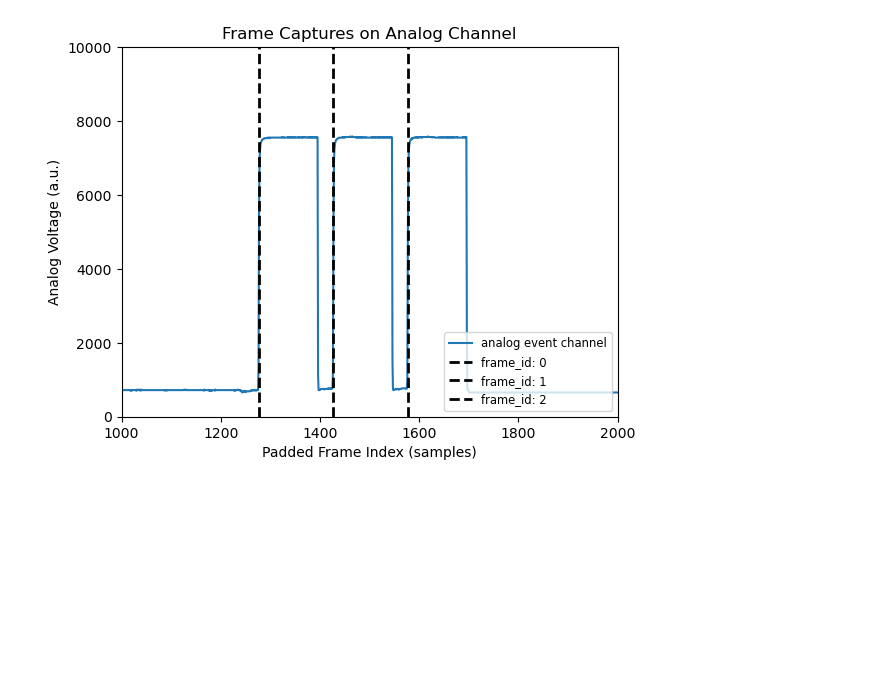
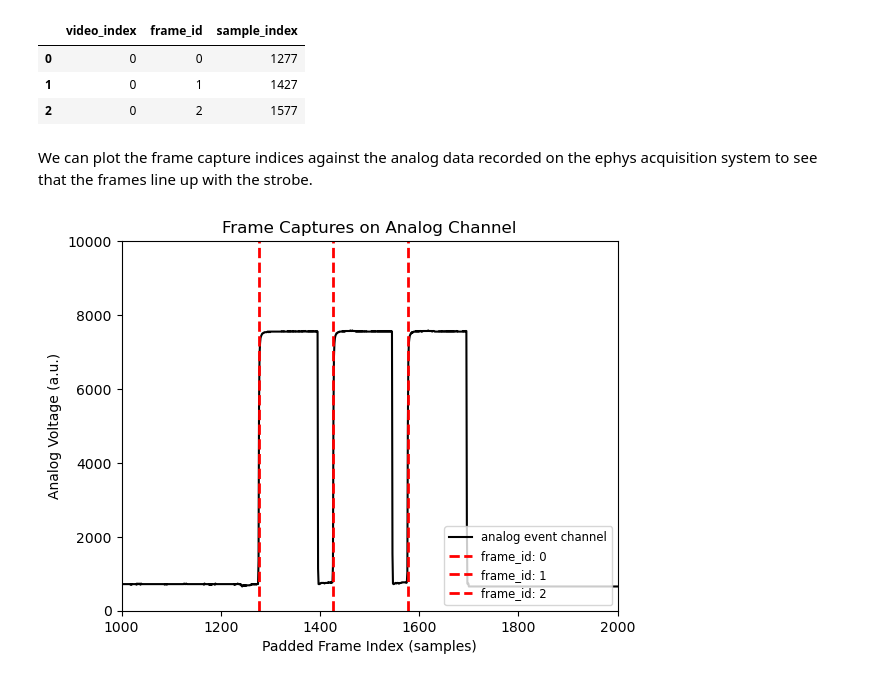
Before and after one commit to cjblack/climbing-analysis, a Jupyter notebook: notebooks/event_alignment_demo.ipynb, the cells around one changed output. Drawn from its saved outputs; the diff is of its cells as text; code cells hidden in the pictures; blank space fills up the shorter version.

Commit message:
Added test data, code, and demos for event alignment

```diff
--- a/notebooks/event_alignment_demo.ipynb
+++ b/notebooks/event_alignment_demo.ipynb
@@ -34,13 +35,30 @@ fc_df.head()
+# %%
+# extract the frame captures
+_, _, _, fc_df = detect_camera_on(signal_pad, sample_rate, '', frame_rate=fps, min_bout_duration=0.0, save_events=False)
+
+# examine data frame
+fc_df.head()
+# %% [output]
+|  | video_index | frame_id | sample_index |
+| 0 | 0 | 0 | 1277 |
+| 1 | 0 | 1 | 1427 |
+| 2 | 0 | 2 | 1577 |
+# %% [markdown]
+We can plot the frame capture indices against the analog data recorded on the ephys acquisition system to see that the frames line up with the strobe.
 # %%
-plt.plot(signal_pad,label='analog event channel')
+# plot results
+
+plt.plot(signal_pad,label='analog event channel', color='black') # padded signal
+
+# loop through sample indices
 for i, x in enumerate(fc_df['sample_index']):
-    plt.axvline(x, linestyle='--', linewidth=2, color='black', label=f'frame_id: {i}')
+    plt.axvline(x, linestyle='--', linewidth=2, color='red', label=f'frame_id: {i}')
 plt.ylim(0,10000.)
 plt.title('Frame Captures on Analog Channel')
 plt.xlabel('Padded Frame Index (samples)')
 plt.ylabel('Analog Voltage (a.u.)')
-plt.xlim([1000,2000])
+plt.xlim([1000,2000]) # zoom in on three captures
 plt.legend(fontsize='small', loc='lower right')
 plt.show()
 # %% [output]
-[figure, old version]
+[figure, new version]
```
Also changed, not shown: parts of 8 cells of this notebook, 4 other files.
